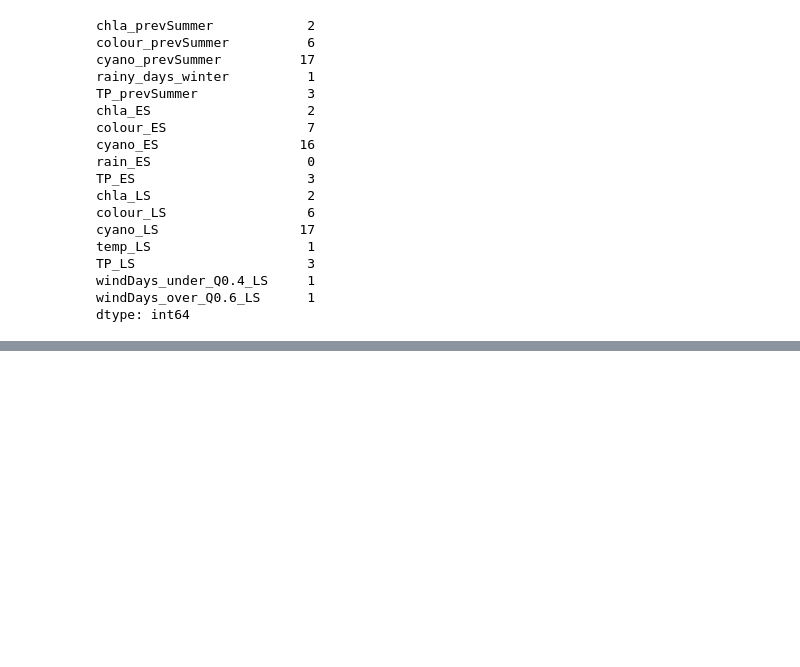
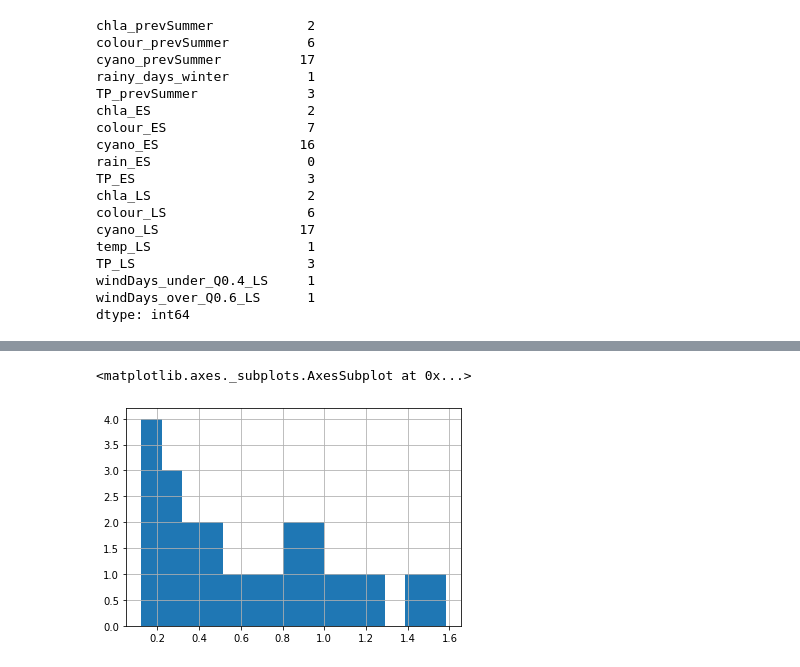
Before and after one commit to icra/WATExR, a Jupyter notebook: Norway_Morsa/Model_Development/Notebooks/05_Discretize_continuous_vars.ipynb, the cells around one changed output, grey strips where cells are left out. Saved outputs shown, nothing was run; the diff lists cells and outputs as text; code cells hidden in the pictures; blank space fills up the shorter version.

```diff
--- a/Norway_Morsa/Model_Development/Notebooks/05_Discretize_continuous_vars.ipynb
+++ b/Norway_Morsa/Model_Development/Notebooks/05_Discretize_continuous_vars.ipynb
@@ -375,0 +393,5 @@ dtype: int64
+# %%
+np.sqrt(cont_df['cyano_ES']).hist(bins=15)
+# %% [output]
+<matplotlib.axes._subplots.AxesSubplot at 0x...>
+[figure, added]
```
Also changed, not shown: parts of 13 cells of this notebook, 3 other files.
